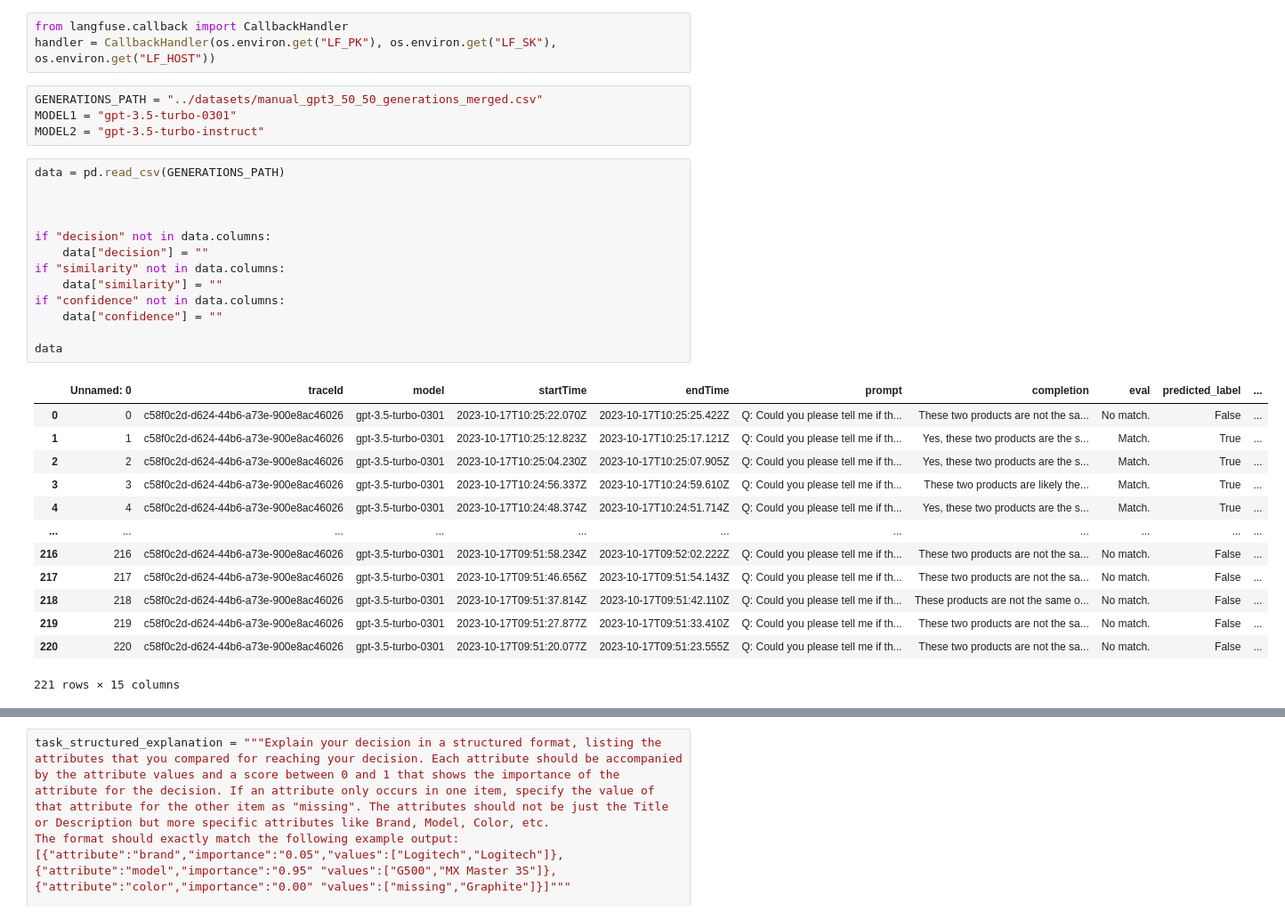
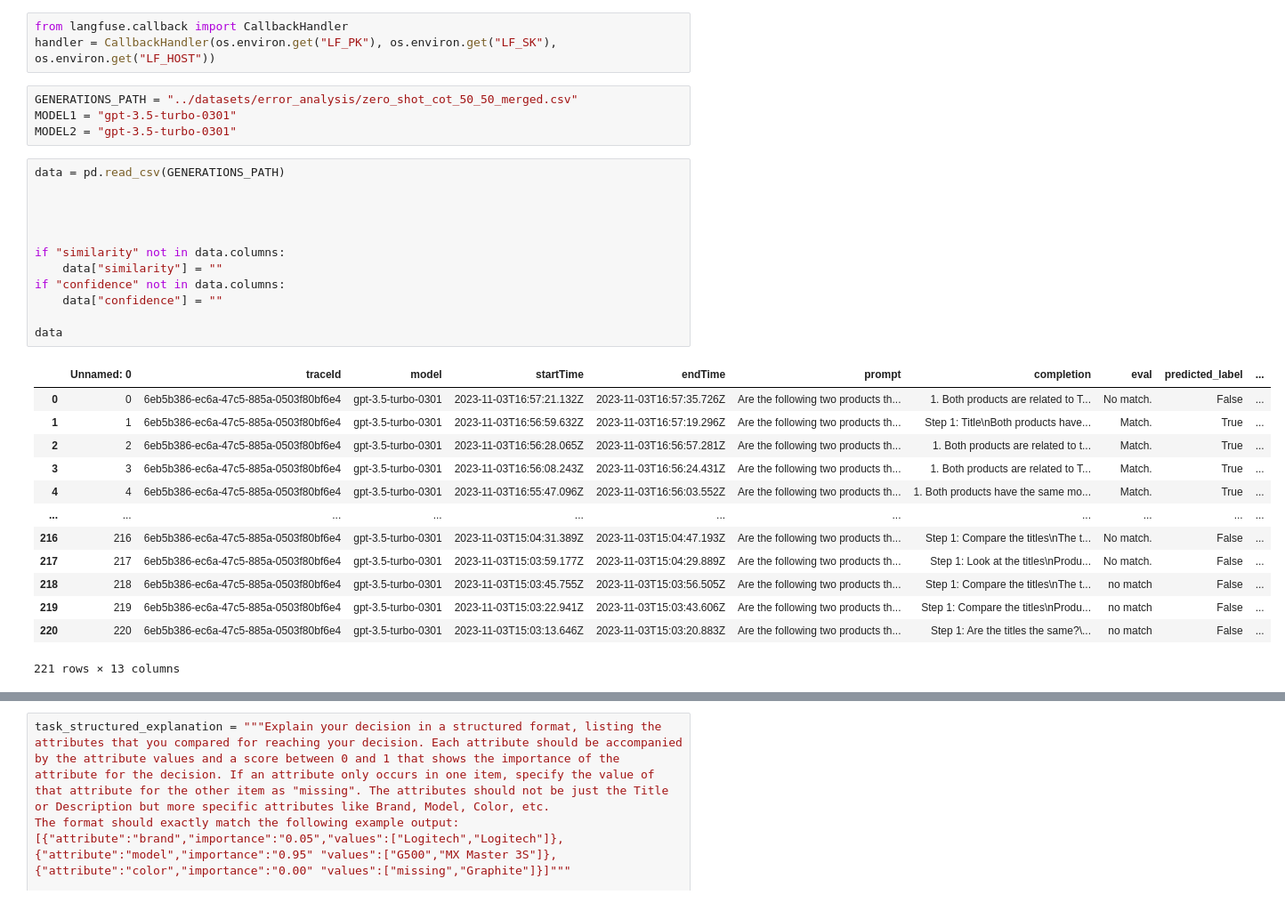
Before and after one commit to paulburkhardt/Entity-Matching-With-LLMs, a Jupyter notebook: notebooks/auto_reasoning.ipynb, the cells around one changed output, grey strips where cells are left out. Shown: that part at 89% size. Cells and saved outputs as stored; diff of their text form.

```diff
--- a/notebooks/auto_reasoning.ipynb
+++ b/notebooks/auto_reasoning.ipynb
@@ -14,36 +14,35 @@ from langchain.llms import OpenAI
 from langfuse.callback import CallbackHandler
 handler = CallbackHandler(os.environ.get("LF_PK"), os.environ.get("LF_SK"), os.environ.get("LF_HOST"))
 # %%
-GENERATIONS_PATH = "../datasets/manual_gpt3_50_50_generations_merged.csv"
+GENERATIONS_PATH = "../datasets/error_analysis/zero_shot_cot_50_50_merged.csv"
 MODEL1 = "gpt-3.5-turbo-0301"
-MODEL2 = "gpt-3.5-turbo-instruct"
+MODEL2 = "gpt-3.5-turbo-0301"
 # %%
 data = pd.read_csv(GENERATIONS_PATH)
 
 
 
-if "decision" not in data.columns:
-    data["decision"] = ""
+
 if "similarity" not in data.columns:
     data["similarity"] = ""
 if "confidence" not in data.columns:
     data["confidence"] = ""
 
 data
 # %% [output]
 |  | Unnamed: 0 | traceId | model | startTime | endTime | prompt | completion | eval | predicted_label | ... |
-| 0 | 0 | c58f0c2d-d624-44b6-a73e-900e8ac46026 | gpt-3.5-turbo-0301 | 2023-10-17T10:25:22.070Z | 2023-10-17T10:25:25.422Z | Q: Could you please tell me if th... | These two products are not the sa... | No match. | False | ... |
-| 1 | 1 | c58f0c2d-d624-44b6-a73e-900e8ac46026 | gpt-3.5-turbo-0301 | 2023-10-17T10:25:12.823Z | 2023-10-17T10:25:17.121Z | Q: Could you please tell me if th... | Yes, these two products are the s... | Match. | True | ... |
-| 2 | 2 | c58f0c2d-d624-44b6-a73e-900e8ac46026 | gpt-3.5-turbo-0301 | 2023-10-17T10:25:04.230Z | 2023-10-17T10:25:07.905Z | Q: Could you please tell me if th... | Yes, these two products are the s... | Match. | True | ... |
-| 3 | 3 | c58f0c2d-d624-44b6-a73e-900e8ac46026 | gpt-3.5-turbo-0301 | 2023-10-17T10:24:56.337Z | 2023-10-17T10:24:59.610Z | Q: Could you please tell me if th... | These two products are likely the... | Match. | True | ... |
-| 4 | 4 | c58f0c2d-d624-44b6-a73e-900e8ac46026 | gpt-3.5-turbo-0301 | 2023-10-17T10:24:48.374Z | 2023-10-17T10:24:51.714Z | Q: Could you please tell me if th... | Yes, these two products are the s... | Match. | True | ... |
+| 0 | 0 | 6eb5b386-ec6a-47c5-885a-0503f80bf6e4 | gpt-3.5-turbo-0301 | 2023-11-03T16:57:21.132Z | 2023-11-03T16:57:35.726Z | Are the following two products th... | 1. Both products are related to T... | No match. | False | ... |
+| 1 | 1 | 6eb5b386-ec6a-47c5-885a-0503f80bf6e4 | gpt-3.5-turbo-0301 | 2023-11-03T16:56:59.632Z | 2023-11-03T16:57:19.296Z | Are the following two products th... | Step 1: Title\nBoth products have... | Match. | True | ... |
+| 2 | 2 | 6eb5b386-ec6a-47c5-885a-0503f80bf6e4 | gpt-3.5-turbo-0301 | 2023-11-03T16:56:28.065Z | 2023-11-03T16:56:57.281Z | Are the following two products th... | 1. Both products are related to t... | Match. | True | ... |
+| 3 | 3 | 6eb5b386-ec6a-47c5-885a-0503f80bf6e4 | gpt-3.5-turbo-0301 | 2023-11-03T16:56:08.243Z | 2023-11-03T16:56:24.431Z | Are the following two products th... | 1. Both products are related to T... | Match. | True | ... |
+| 4 | 4 | 6eb5b386-ec6a-47c5-885a-0503f80bf6e4 | gpt-3.5-turbo-0301 | 2023-11-03T16:55:47.096Z | 2023-11-03T16:56:03.552Z | Are the following two products th... | 1. Both products have the same mo... | Match. | True | ... |
 | ... | ... | ... | ... | ... | ... | ... | ... | ... | ... | ... |
-| 216 | 216 | c58f0c2d-d624-44b6-a73e-900e8ac46026 | gpt-3.5-turbo-0301 | 2023-10-17T09:51:58.234Z | 2023-10-17T09:52:02.222Z | Q: Could you please tell me if th... | These two products are not the sa... | No match. | False | ... |
-| 217 | 217 | c58f0c2d-d624-44b6-a73e-900e8ac46026 | gpt-3.5-turbo-0301 | 2023-10-17T09:51:46.656Z | 2023-10-17T09:51:54.143Z | Q: Could you please tell me if th... | These two products are not the sa... | No match. | False | ... |
-| 218 | 218 | c58f0c2d-d624-44b6-a73e-900e8ac46026 | gpt-3.5-turbo-0301 | 2023-10-17T09:51:37.814Z | 2023-10-17T09:51:42.110Z | Q: Could you please tell me if th... | These products are not the same o... | No match. | False | ... |
-| 219 | 219 | c58f0c2d-d624-44b6-a73e-900e8ac46026 | gpt-3.5-turbo-0301 | 2023-10-17T09:51:27.877Z | 2023-10-17T09:51:33.410Z | Q: Could you please tell me if th... | These two products are not the sa... | No match. | False | ... |
-| 220 | 220 | c58f0c2d-d624-44b6-a73e-900e8ac46026 | gpt-3.5-turbo-0301 | 2023-10-17T09:51:20.077Z | 2023-10-17T09:51:23.555Z | Q: Could you please tell me if th... | These two products are not the sa... | No match. | False | ... |
+| 216 | 216 | 6eb5b386-ec6a-47c5-885a-0503f80bf6e4 | gpt-3.5-turbo-0301 | 2023-11-03T15:04:31.389Z | 2023-11-03T15:04:47.193Z | Are the following two products th... | Step 1: Compare the titles\nThe t... | No match. | False | ... |
+| 217 | 217 | 6eb5b386-ec6a-47c5-885a-0503f80bf6e4 | gpt-3.5-turbo-0301 | 2023-11-03T15:03:59.177Z | 2023-11-03T15:04:29.889Z | Are the following two products th... | Step 1: Look at the titles\nProdu... | No match. | False | ... |
+| 218 | 218 | 6eb5b386-ec6a-47c5-885a-0503f80bf6e4 | gpt-3.5-turbo-0301 | 2023-11-03T15:03:45.755Z | 2023-11-03T15:03:56.505Z | Are the following two products th... | Step 1: Compare the titles\nThe t... | no match | False | ... |
+| 219 | 219 | 6eb5b386-ec6a-47c5-885a-0503f80bf6e4 | gpt-3.5-turbo-0301 | 2023-11-03T15:03:22.941Z | 2023-11-03T15:03:43.606Z | Are the following two products th... | Step 1: Compare the titles\nProdu... | no match | False | ... |
+| 220 | 220 | 6eb5b386-ec6a-47c5-885a-0503f80bf6e4 | gpt-3.5-turbo-0301 | 2023-11-03T15:03:13.646Z | 2023-11-03T15:03:20.883Z | Are the following two products th... | Step 1: Are the titles the same?\... | no match | False | ... |
-221 rows × 15 columns
+221 rows × 13 columns
 # %%
 
 
```
Also changed, not shown: parts of 9 cells of this notebook, 13 other files.
